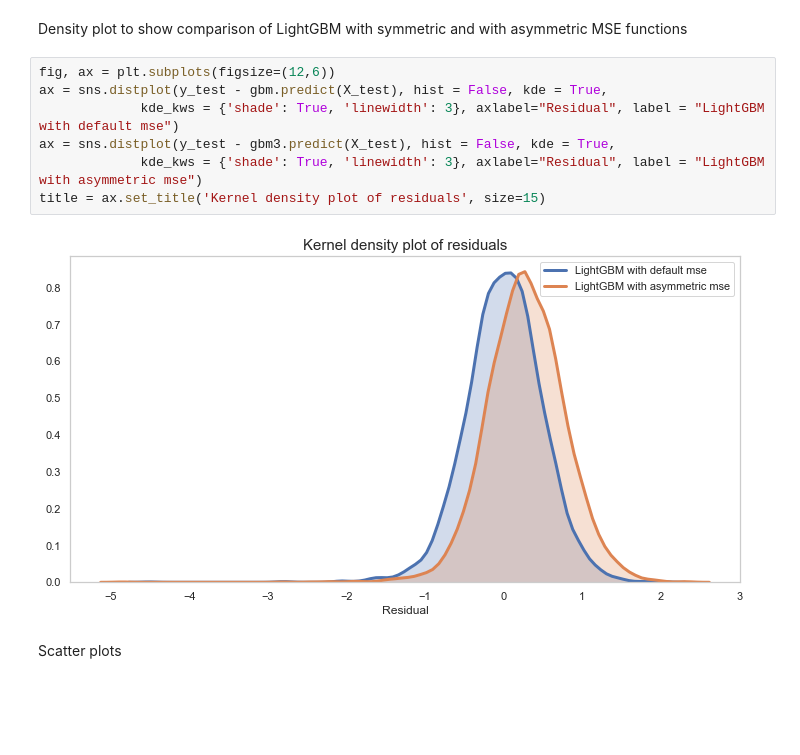
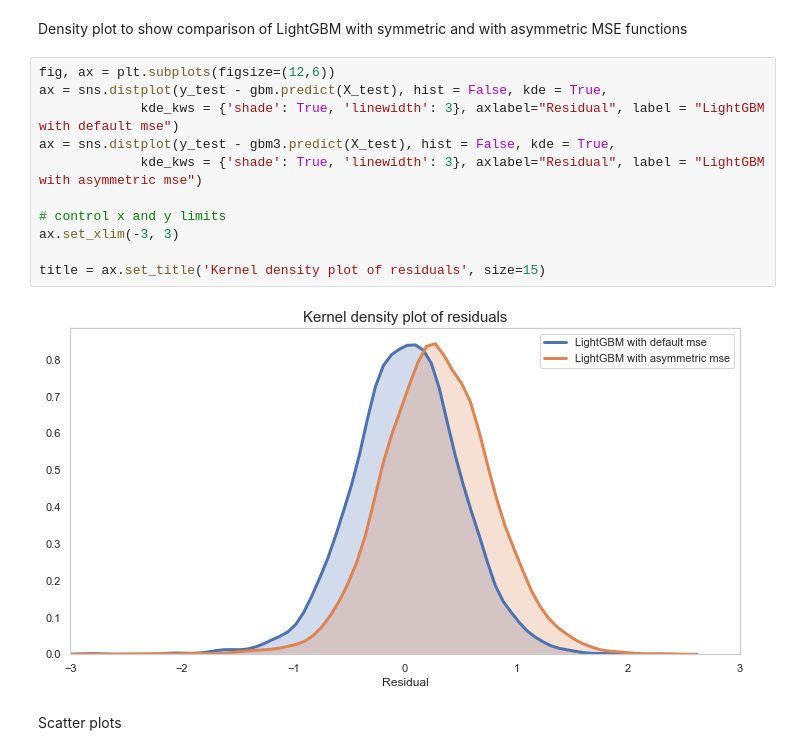
Before and after one commit to manifoldai/mf-eng-public, a Jupyter notebook: notebooks/custom_loss_lightgbm.ipynb, the cells around one changed output. Drawn from its saved outputs; the diff is of its cells as text; blank space fills up the shorter version.

```diff
--- a/notebooks/custom_loss_lightgbm.ipynb
+++ b/notebooks/custom_loss_lightgbm.ipynb
@@ -385,12 +385,16 @@ Density plot to show comparison of LightGBM with symmetric and with asymmetric M
 # %%
 fig, ax = plt.subplots(figsize=(12,6))
 ax = sns.distplot(y_test - gbm.predict(X_test), hist = False, kde = True,
              kde_kws = {'shade': True, 'linewidth': 3}, axlabel="Residual", label = "LightGBM with default mse")
 ax = sns.distplot(y_test - gbm3.predict(X_test), hist = False, kde = True,
              kde_kws = {'shade': True, 'linewidth': 3}, axlabel="Residual", label = "LightGBM with asymmetric mse")
+
+# control x and y limits
+ax.set_xlim(-3, 3)
+
 title = ax.set_title('Kernel density plot of residuals', size=15)
 # %% [output]
-[figure, old version]
+[figure, new version]
 # %% [markdown]
 Scatter plots
 # %%
```
Also changed, not shown: parts of 5 cells of this notebook.
